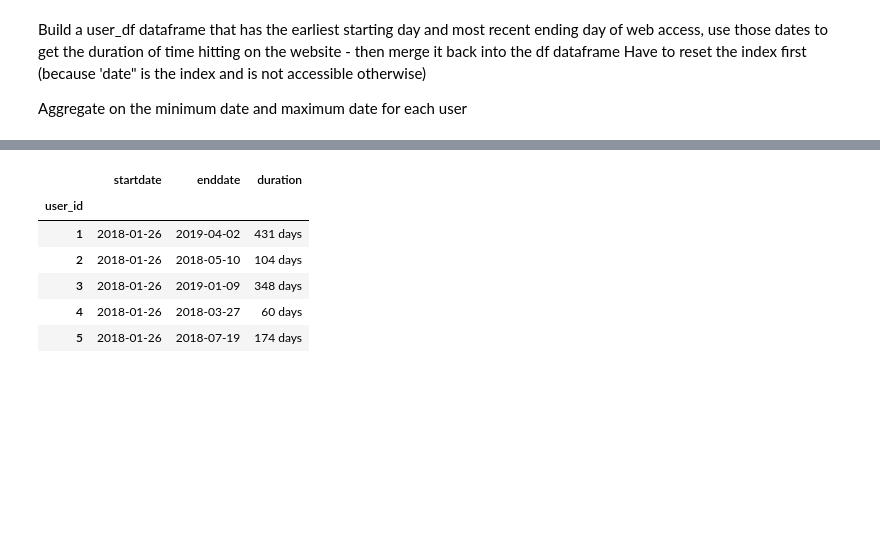
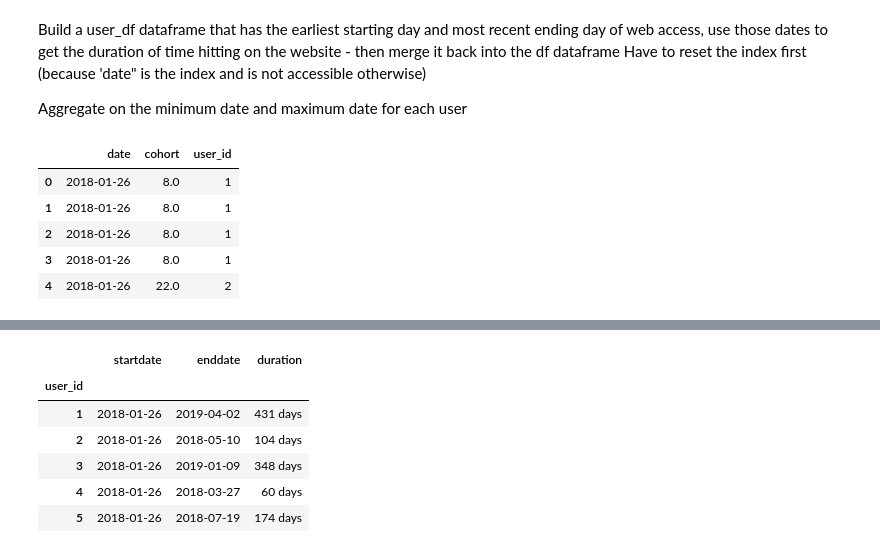
Before and after one commit to GaryGonzenbach/ds-methodologies-exercises, a Jupyter notebook: anomaly/anomaly_detection.ipynb, the cells around one changed output, grey strips where cells are left out. Saved outputs shown, nothing was run; the diff lists cells and outputs as text; code cells hidden in the pictures; blank space fills up the shorter version.

```diff
--- a/anomaly/anomaly_detection.ipynb
+++ b/anomaly/anomaly_detection.ipynb
@@ -288,0 +291,9 @@ logins_df = logins_df.rename(columns={'timestamp': 'logins'})
+# %%
+day_df.head()
+# %% [output]
+|  | date | cohort | user_id |
+| 0 | 2018-01-26 | 8.0 | 1 |
+| 1 | 2018-01-26 | 8.0 | 1 |
+| 2 | 2018-01-26 | 8.0 | 1 |
+| 3 | 2018-01-26 | 8.0 | 1 |
+| 4 | 2018-01-26 | 22.0 | 2 |
```
Also changed, not shown: parts of 11 cells of this notebook.
